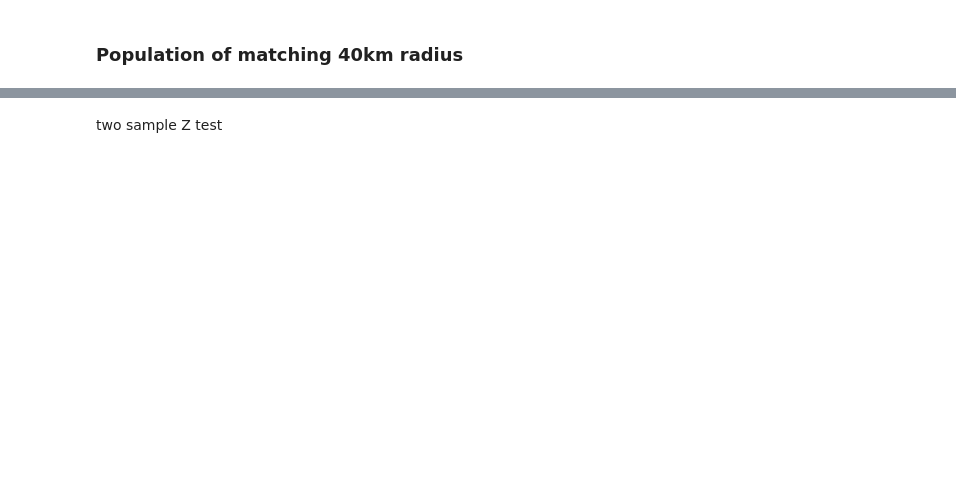
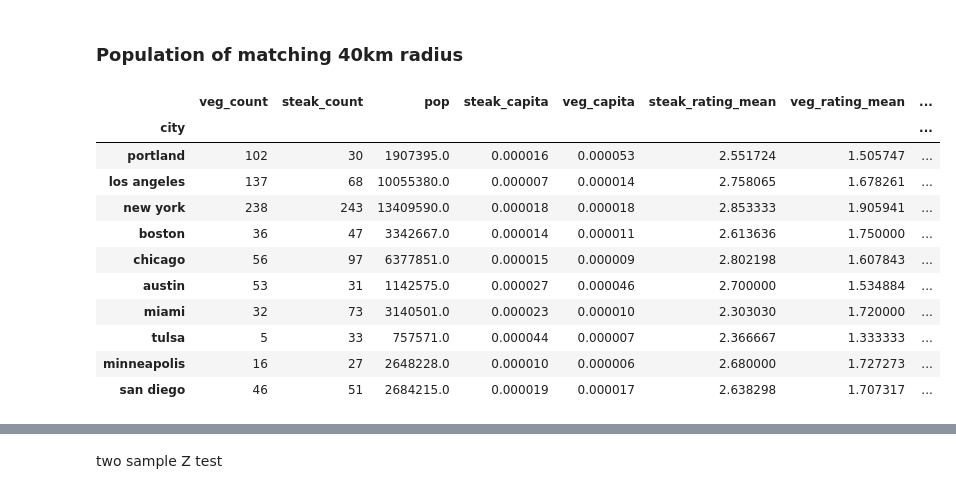
Before and after one commit to lewi0332/flatiron_mod_1_project, a Jupyter notebook: yelp_plots.ipynb, the cells around one changed output, grey strips where cells are left out. Saved outputs shown, nothing was run; the diff lists cells and outputs as text; code cells hidden in the pictures; blank space fills up the shorter version.

```diff
--- a/yelp_plots.ipynb
+++ b/yelp_plots.ipynb
@@ -10,0 +47,55 @@ import pandas as pd
+# %%
+# creating a new dataframed named cities_df
+cities = ['portland','los angeles','new york','boston','chicago','austin','miami','tulsa','minneapolis','san diego']
+# %%
+def get_number_of_restaurants(city,restaurant_type):
+    return df.loc[(df['city'] == city) & (df['category'] == restaurant_type)].shape[0]
+# %%
+# create a function that sums price per city per category: vegan, steak
+def get_sum(city,restaurant_type):
+    return df.loc[(df['city'] == city) & (df['category'] == restaurant_type)].price.sum()
+# %%
+cities_df = pd.DataFrame({'city':cities},)
+
+#adding vegan_count column to cities_df dataframe
+cities_df['veg_count'] = cities_df['city'].map(lambda x :get_number_of_restaurants(x,'vegan') )
+
+#adding steak_count column to cities_df dataframe
+cities_df['steak_count'] = cities_df['city'].map(lambda x :get_number_of_restaurants(x,'steak') )
+
+# adding a population column to cities_df dataframe
+cities_df['pop'] = [float(x) for x in list(pop.values())]
+
+# adding a per capita column to cities_df dataframe to give steak restaurants per capita per city
+cities_df['steak_capita'] = cities_df['steak_count'] / cities_df['pop']
+cities_df['veg_capita'] = cities_df['veg_count'] / cities_df['pop']
+
+cities_df['steak_rating_mean'] = cities_df['city'].map(lambda x :get_sum(x,'steak') )/cities_df['steak_count']
+cities_df['veg_rating_mean'] = cities_df['city'].map(lambda x :get_sum(x,'vegan') )/ cities_df['veg_count']
+
+# adding price sum column per city for steak restaurants
+cities_df['steak_$mean'] = cities_df['city'].map(lambda x :get_sum(x,'steak') )/ cities_df['steak_count']
+cities_df['veg_$mean'] = cities_df['city'].map(lambda x :get_sum(x,'vegan') )/ cities_df['veg_count']
+
+
+# adding longitude and latitude to cities_df dataframe
+cities_df['latitude'] = df.latitude
+cities_df['longitude'] = df.longitude
+
+#setting the index to the city
+cities_df.set_index('city', drop=True, inplace=True)
+# %%
+cities_df
+# %% [output]
+|  | veg_count | steak_count | pop | steak_capita | veg_capita | steak_rating_mean | veg_rating_mean | ... |
+| city |  |  |  |  |  |  |  | ... |
+| portland | 102 | 30 | 1907395.0 | 0.000016 | 0.000053 | 2.551724 | 1.505747 | ... |
+| los angeles | 137 | 68 | 10055380.0 | 0.000007 | 0.000014 | 2.758065 | 1.678261 | ... |
+| new york | 238 | 243 | 13409590.0 | 0.000018 | 0.000018 | 2.853333 | 1.905941 | ... |
+| boston | 36 | 47 | 3342667.0 | 0.000014 | 0.000011 | 2.613636 | 1.750000 | ... |
+| chicago | 56 | 97 | 6377851.0 | 0.000015 | 0.000009 | 2.802198 | 1.607843 | ... |
+| austin | 53 | 31 | 1142575.0 | 0.000027 | 0.000046 | 2.700000 | 1.534884 | ... |
+| miami | 32 | 73 | 3140501.0 | 0.000023 | 0.000010 | 2.303030 | 1.720000 | ... |
+| tulsa | 5 | 33 | 757571.0 | 0.000044 | 0.000007 | 2.366667 | 1.333333 | ... |
+| minneapolis | 16 | 27 | 2648228.0 | 0.000010 | 0.000006 | 2.680000 | 1.727273 | ... |
+| san diego | 46 | 51 | 2684215.0 | 0.000019 | 0.000017 | 2.638298 | 1.707317 | ... |
```
Also changed, not shown: parts of 16 cells of this notebook.
